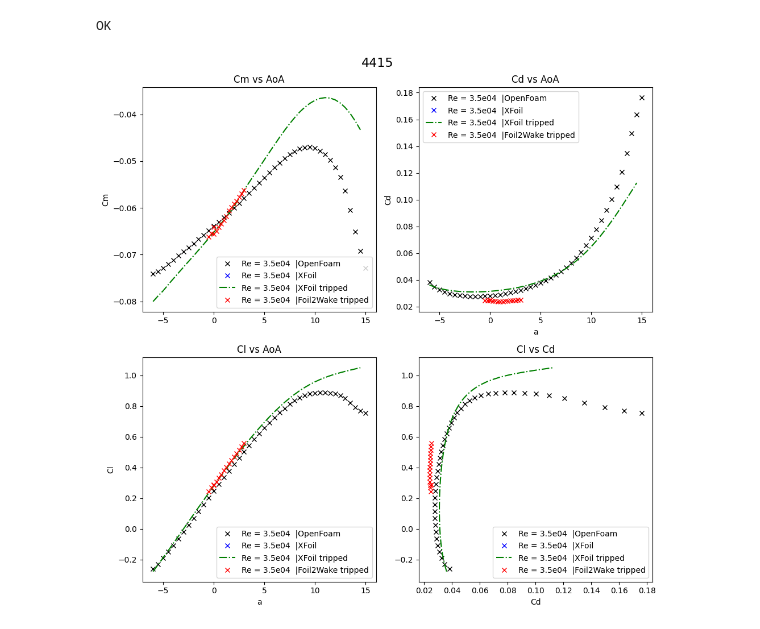
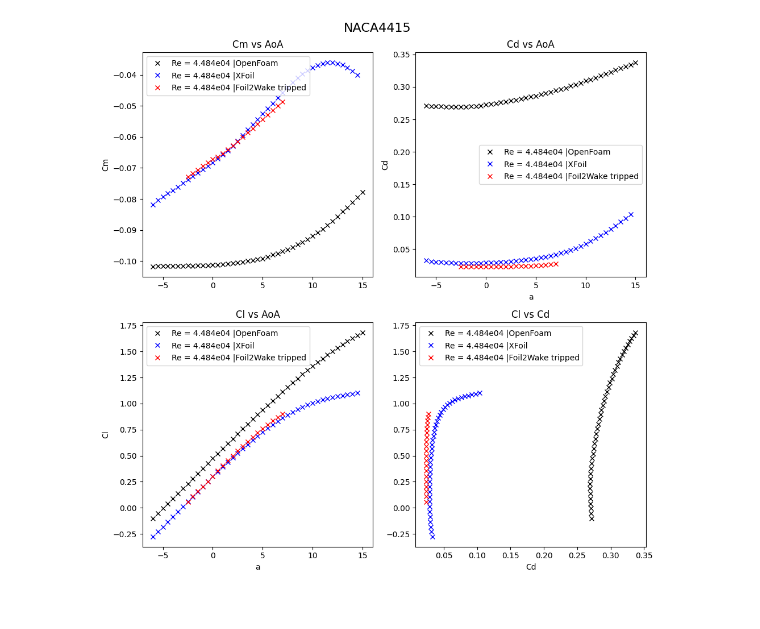
Before and after one commit to trifwn/Icarus, a Jupyter notebook: 2DVis.ipynb, the cells around one changed output. Drawn from its saved outputs; the diff is of its cells as text; code cells hidden in the pictures.

Commit message:
Added visualization for 2D database

```diff
--- a/2DVis.ipynb
+++ b/2DVis.ipynb
@@ -51,17 +13,14 @@ airfoil = airfile[4:]
-# %%
-clcdcmFW = f2w.makeCLCD(Reyn, MACH)
-f2wD = [clcdcmFW, "rx",     f"Re = {np.format_float_scientific(Reyn,sign=False,precision=1).replace('+', '')}  |Foil2Wake tripped"]
-
-pts = af.saveAirfoil(["s", f'naca{airfoil}', airfoil, 0, 200])
-clcdcmXF_t = xf.runXFoil(Reyn, MACH, min(angles),max(angles),0.5, pts,0.1,0.1)
-clcdcmXF = xf.runXFoil(Reyn, MACH, min(angles),max(angles),0.5, pts,1,1)
-Xfoil = [clcdcmXF, "bx",    f"Re = {np.format_float_scientific(Reyn,sign=False,precision=1).replace('+', '')}  |XFoil"]
-Xfoil_t = [clcdcmXF_t, "g-.",    f"Re = {np.format_float_scientific(Reyn,sign=False,precision=1).replace('+', '')}  |XFoil tripped"]
-
-clcdcmOF = of.makeCLCD(angles)
-openF = [clcdcmOF, "kx",    f"Re = {np.format_float_scientific(Reyn,sign=False,precision=1).replace('+', '')}  |OpenFoam"]
-
-aplt.plotAeorCoeffs([openF,Xfoil,Xfoil_t,f2wD],(10,10),airfoil)
-# %% [output]
-OK
-[figure, removed]
+# %%
+HOMEDIR = os.getcwd()
+# %%
+db = Database_2D(HOMEDIR)
+airfoil = db.getAirfoils()[0]
+reynolds = db.getReynolds(airfoil)[0]
+polars = db.Data[airfoil][reynolds]
+# %%
+f2wD = [polars["Foil2Wake"].values, "rx", f"Re = {reynolds} |Foil2Wake tripped"]
+Xfoil = [polars["Xfoil"].values, "bx", f"Re = {reynolds} |XFoil"]
+openF = [polars["OpenFoam"].values, "kx", f"Re = {reynolds} |OpenFoam"]
+aplt.plotAeorCoeffs([openF,Xfoil,f2wD],(10,10),airfoil)
+# %% [output]
+[figure, added]
```
Also changed, not shown: parts of 7 cells of this notebook, 5 other files.
